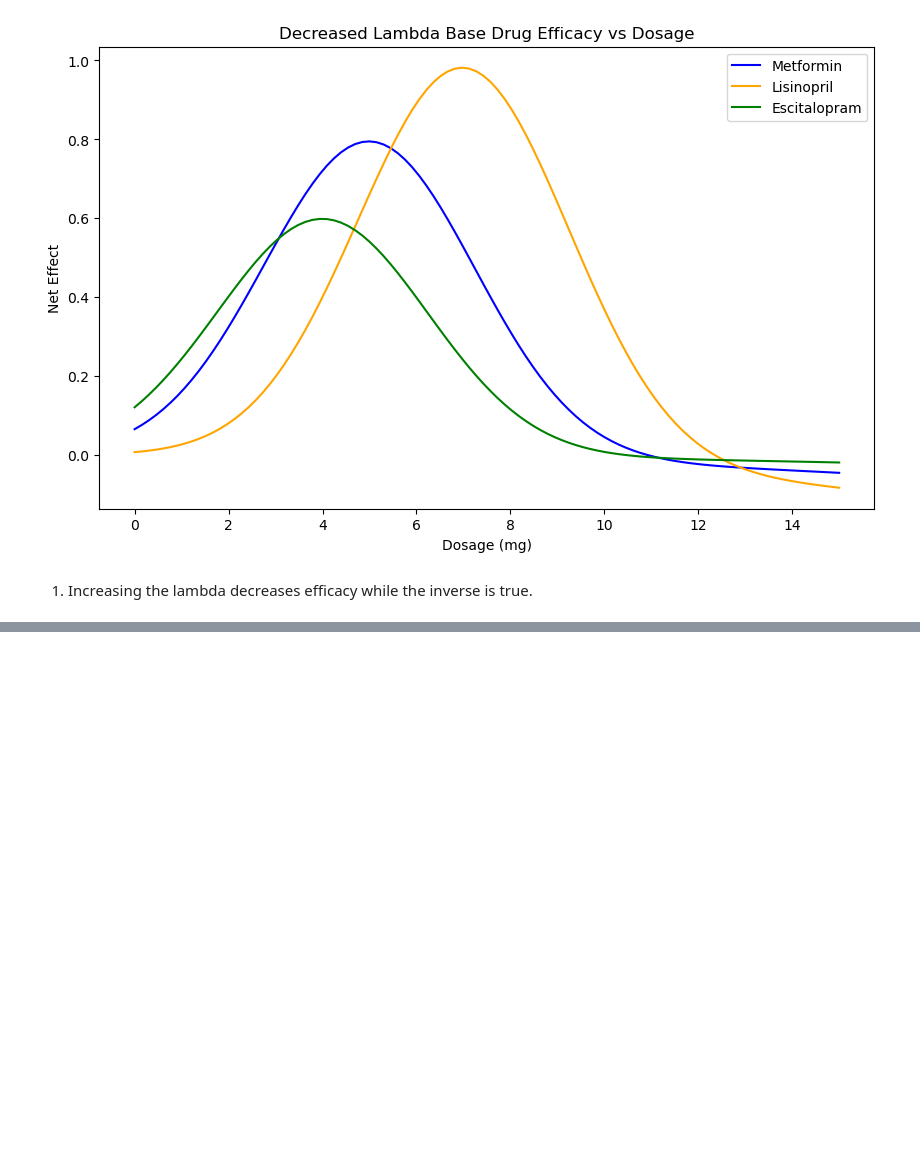
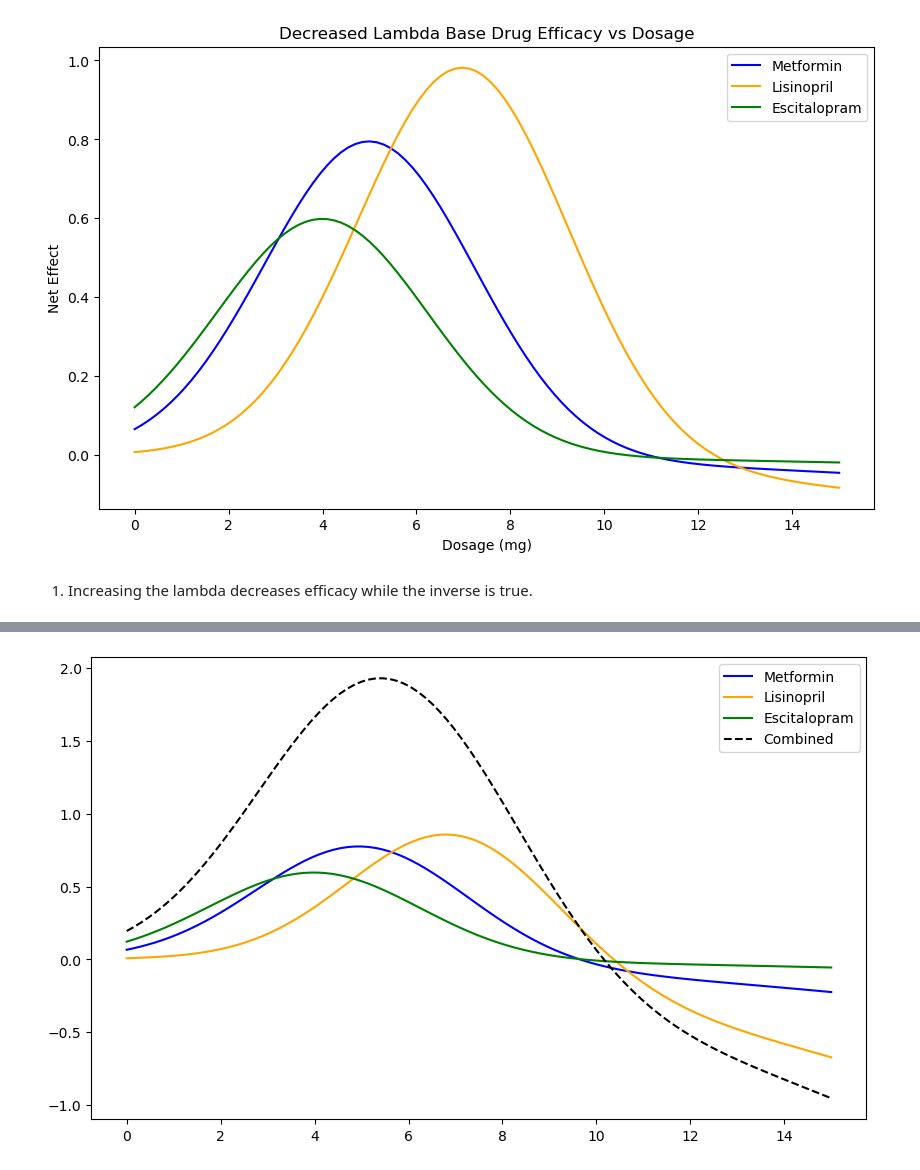
Before and after one commit to ktrnars/Module-2-Epidemics-SIR-Modeling-sameth, a Jupyter notebook: Notebook examples/optimization_drug_example.ipynb, the cells around one changed output, grey strips where cells are left out. Drawn from its saved outputs; the diff is of its cells as text; code cells hidden in the pictures; blank space fills up the shorter version.

```diff
--- a/Notebook examples/optimization_drug_example.ipynb
+++ b/Notebook examples/optimization_drug_example.ipynb
@@ -115,0 +146,90 @@ Newton's Method - Optimal Escitalopram Effect: 59.60%"
+# %%
+# define toxicity levels for each drug (lambda)
+metformin_lambda = 0.5
+
+lisinopril_lambda = 0.8
+
+escitalopram_lambda = 0.3
+
+def metformin(x):   # mild toxicity, moderate efficacy
+    efficacy = 0.8 * np.exp(-0.1*(x-5)**2)
+    toxicity = 0.2 * x**2 / 100
+    return efficacy - metformin_lambda * toxicity
+def lisinopril(x):  # strong efficacy, higher toxicity
+    efficacy = np.exp(-0.1*(x-7)**2)
+    toxicity = 0.3 * x**2 / 80
+    return efficacy - lisinopril_lambda * toxicity
+def escitalopram(x):  # weaker efficacy, low toxicity
+    efficacy = 0.6 * np.exp(-0.1*(x-4)**2)
+    toxicity = 0.1 * x**2 / 120
+    return efficacy - escitalopram_lambda * toxicity
+
+x = np.linspace(0, 15, 100)
+fig, ax = plt.subplots(figsize=(10, 6))
+plt.plot(x, metformin(x), label='Metformin', color='blue')
+plt.plot(x, lisinopril(x), label='Lisinopril', color='orange')
+plt.plot(x, escitalopram(x), label='Escitalopram', color='green')
+
+def combined(x):
+    return metformin(x) + lisinopril(x) + escitalopram(x)
+
+plt.plot(x, combined(x), linestyle='--', color='black', label='Combined')
+plt.legend()
+
+# %% Find optimal dosages for each drug
+
+# First method: Steepest Ascent using the update rule
+
+# first, need the first derivative (gradient)
+def gradient(f, x, h=1e-4):
+    """Central difference approximation for f'(x)."""
+    return (f(x + h) - f(x - h)) / (2*h)
+
+def steepest_ascent(f, x0, h_step=0.1, tol=1e-6, max_iter=1000):
+    x = x0 # update initial guess
+    for i in range(max_iter):
+        grad = gradient(f, x)
+        x_new = x + h_step * grad
+
+        if abs(x_new - x) < tol:      # convergence condition, when solution is 0
+            print(f"Converged in {i+1} iterations.")
+            break
+
+        x = x_new
+    return x, f(x)
+
+# %% Newton's method
+
+# requires second derivative
+def second_derivative(f, x, h=1e-4):
+    """Central difference approximation for f''(x)."""
+    return (f(x + h) - 2*f(x) + f(x - h)) / (h**2)
+
+def newtons_method(f, x0, tol=1e-6, max_iter=1000):
+    x = x0
+    for i in range(max_iter):
+        grad = gradient(f, x)
+        hess = second_derivative(f, x)
+
+        if hess == 0:  # avoid division by zero
+            print("Zero second derivative. No solution found.")
+            return x, f(x)
+
+        x_new = x - grad / hess
+
+        if abs(x_new - x) < tol:
+            print(f"Converged in {i+1} iterations.")
+            break
+
+        x = x_new
+    return x, f(x)
+
+opt_comb_sa, eff_comb_sa = steepest_ascent(combined, x0=1.0)
+opt_comb_nm, eff_comb_nm = newtons_method(combined, x0=5.0)
+
+print(f"SA's Method - Optimal Combined Dose: {opt_comb_sa:.2f} mg")
+print(f"SA's Method - Optimal Combined Effect: {eff_comb_sa*100:.2f}%")
+
+print(f"Newton's Method - Optimal Combined Dose: {opt_comb_nm:.2f} mg")
+print(f"Newton's Method - Optimal Combined Effect: {eff_comb_nm*100:.2f}%")
+# %% [output]
@@ -115,0 +242 @@ Newton's Method - Optimal Escitalopram Effect: 59.60%"
+[figure, added]
```
Also changed, not shown: parts of 7 cells of this notebook, 1 other file.
